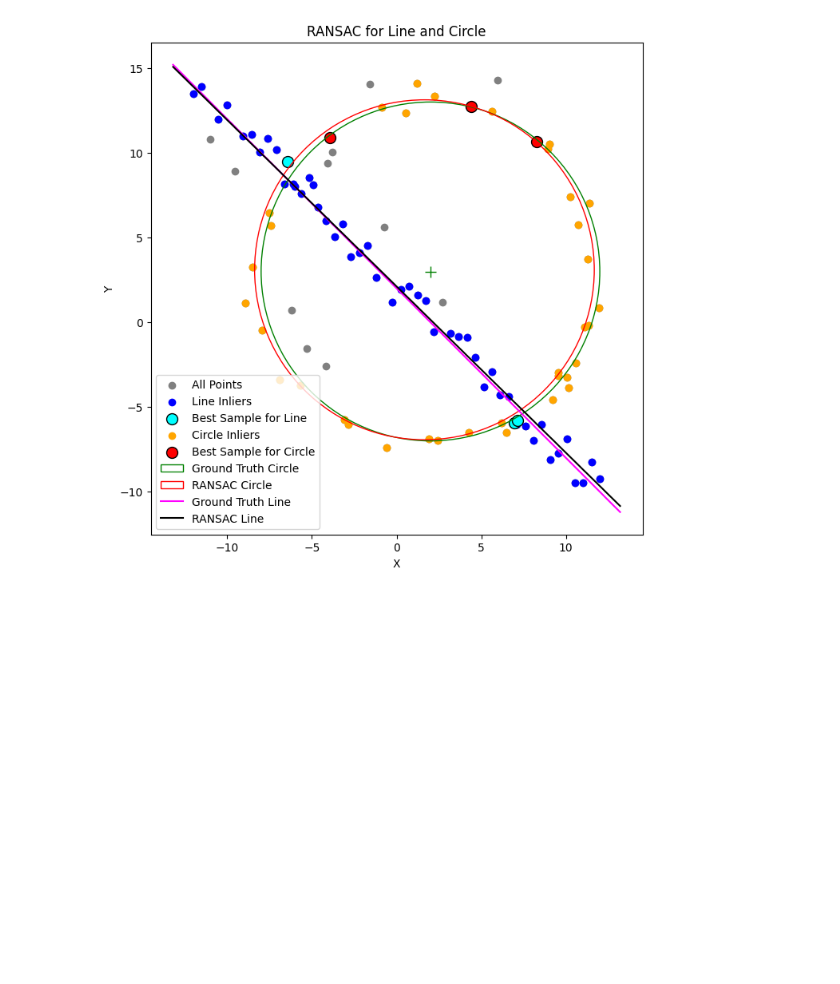
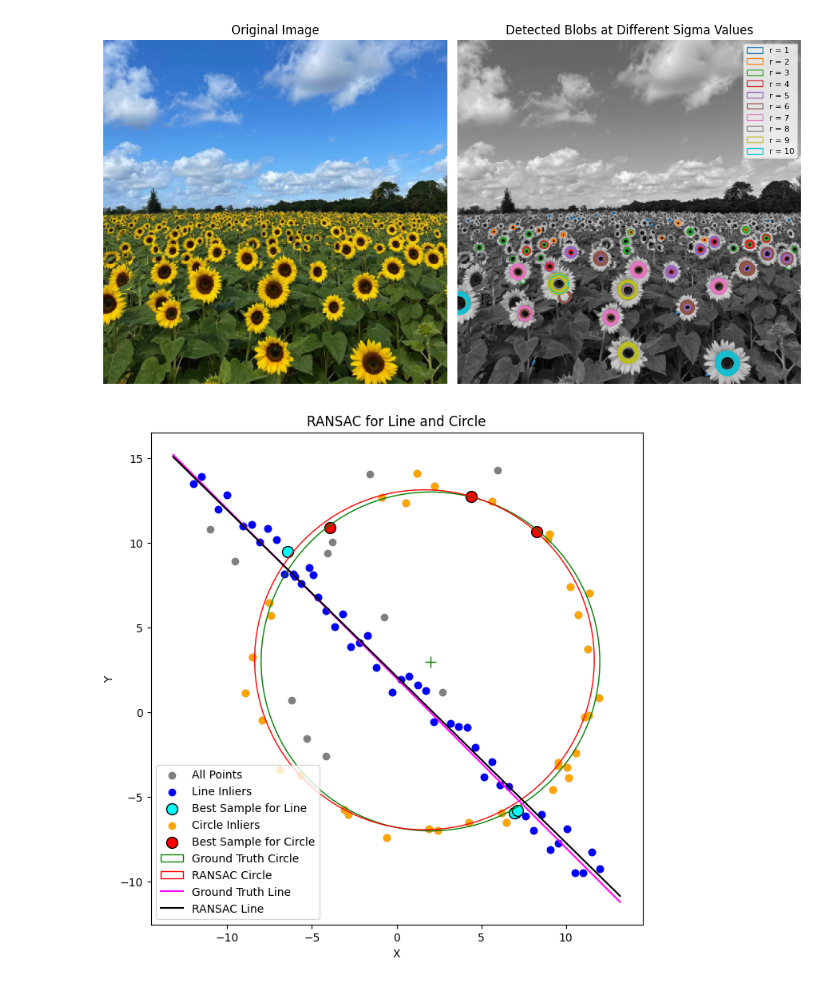
Before and after one commit to Kirushanth-G/EN3160---Image-Processing-and-Machine-Vision, a Jupyter notebook: Assignment2.ipynb, the cells around one changed output. Drawn from its saved outputs; the diff is of its cells as text; code cells hidden in the pictures; blank space fills up the shorter version.

```diff
--- a/Assignment2.ipynb
+++ b/Assignment2.ipynb
@@ -217,3 +1,77 @@ plt.show()
+# %%
+import cv2 as cv
+import numpy as np
+import matplotlib.pyplot as plt
+import matplotlib.colors as mcolors
+
+# Function to compute Laplacian of Gaussian (LoG) kernel
+def laplace_of_gaussian(sigma):
+    hw = round(3 * sigma)  # Half width of kernel based on sigma
+    X, Y = np.meshgrid(np.arange(-hw, hw + 1, 1), np.arange(-hw, hw + 1, 1))  # Create meshgrid
+    log = ((X**2 + Y**2) / (2 * sigma**2) - 1) * np.exp(-(X**2 + Y**2) / (2 * sigma**2)) / (np.pi * sigma**4)
+    return log
+
+# Function to detect maxima in the image using the Laplacian of Gaussian response
+def detect_max(img_log, sigma, threshold=0.09):
+    (h, w) = img_log.shape
+    coordinates = []
+    k = 1  # Offset for local neighborhood
+    for i in range(k, h - k):
+        for j in range(k, w - k):
+            slice_img = img_log[i - k:i + k + 1, j - k:j + k + 1]
+            result = np.max(slice_img)  # Finding maximum in local neighborhood
+            if result >= threshold:
+                x, y = np.unravel_index(slice_img.argmax(), slice_img.shape)
+                coordinates.append((i + x - k, j + y - k))  # Append coordinates
+    return set(coordinates)
+
+# Load image and convert to grayscale
+img1 = cv.imread('the_berry_farms_sunflower_field.jpeg', cv.IMREAD_REDUCED_COLOR_4)
+img1_gray = cv.cvtColor(img1, cv.COLOR_BGR2GRAY) / 255.0
+
+# Create figure to display results
+fig, axes = plt.subplots(1, 2, figsize=(10, 10))
+
+# Display original image
+axes[0].imshow(cv.cvtColor(img1, cv.COLOR_BGR2RGB))
+axes[0].set_title("Original Image")
+axes[0].axis('off')
+
+# Display grayscale image with detected blobs
+ax = axes[1]
+ax.imshow(img1_gray, cmap='gray')
+ax.set_title("Detected Blobs at Different Sigma Values")
+ax.axis('off')
+
+# Define colors for different sigma values
+colors = list(mcolors.TABLEAU_COLORS)
+patches, labels = [], []
+
+# Loop over multiple sigma values for blob detection
+for r in range(1, 11):
+    sigma = r / 1.414  # Scale sigma
+    LOG = sigma**2 * laplace_of_gaussian(sigma)  # Compute LoG filter
+    img1_log = np.square(cv.filter2D(img1_gray, -1, LOG))  # Apply filter and square result
+
+    coordinates = detect_max(img1_log, sigma)  # Detect local maxima in LoG response
+
+    # Plot detected blobs as circles
+    for x, y in coordinates:
+        c = plt.Circle((y, x), sigma * 1.414, color=colors[r - 1], linewidth=1, fill=False)
+        ax.add_patch(c)
+
+    # Store legend patches and labels
+    patches.append(c)
+    labels.append(f'r = {r}')
+
+# Add legend to the plot
+ax.legend(patches, labels, loc='best', fontsize=8)
+ax.set_xlim(0, img1.shape[1])
+
+plt.tight_layout()
+plt.show()
+# %% [output]
+[figure, added]
 # %%
 import numpy as np
 import matplotlib.pyplot as plt
```
Also changed, not shown: parts of 8 cells of this notebook.
